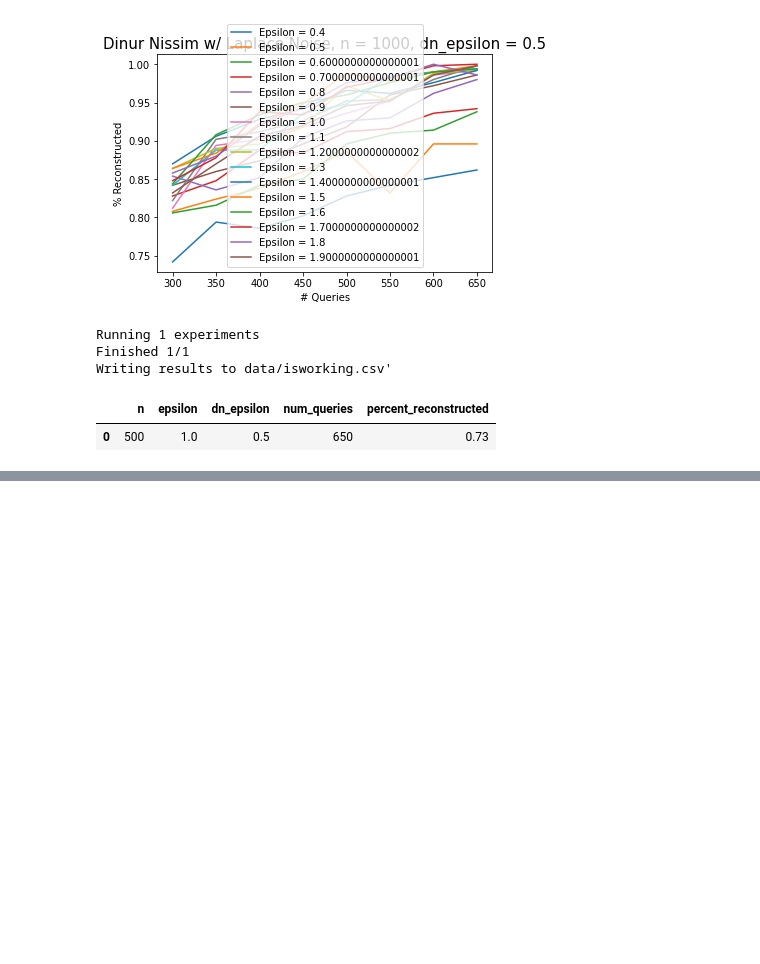
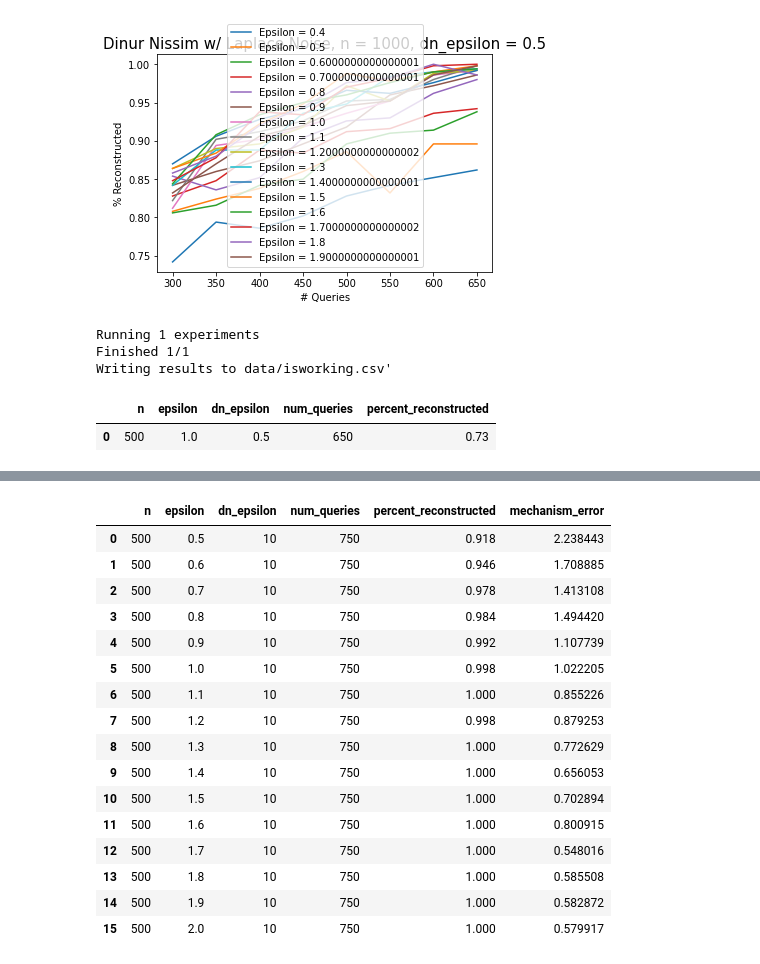
Before and after one commit to mgul999/cs226finalproject, a Jupyter notebook: 226 final project.ipynb, the cells around one changed output, grey strips where cells are left out. Cells and saved outputs as stored; diff of their text form; code cells hidden in the pictures; blank space fills up the shorter version.

```diff
--- a/226 final project.ipynb
+++ b/226 final project.ipynb
@@ -537,3 +582,23 @@ We have shown that the success of reconstruction attacks in the real world is co
 and the mechanisms used to protect the data.
 
 """
+# %%
+laplace_results_3
+# %% [output]
+|  | n | epsilon | dn_epsilon | num_queries | percent_reconstructed | mechanism_error |
+| 0 | 500 | 0.5 | 10 | 750 | 0.918 | 2.238443 |
+| 1 | 500 | 0.6 | 10 | 750 | 0.946 | 1.708885 |
+| 2 | 500 | 0.7 | 10 | 750 | 0.978 | 1.413108 |
+| 3 | 500 | 0.8 | 10 | 750 | 0.984 | 1.494420 |
+| 4 | 500 | 0.9 | 10 | 750 | 0.992 | 1.107739 |
+| 5 | 500 | 1.0 | 10 | 750 | 0.998 | 1.022205 |
+| 6 | 500 | 1.1 | 10 | 750 | 1.000 | 0.855226 |
+| 7 | 500 | 1.2 | 10 | 750 | 0.998 | 0.879253 |
+| 8 | 500 | 1.3 | 10 | 750 | 1.000 | 0.772629 |
+| 9 | 500 | 1.4 | 10 | 750 | 1.000 | 0.656053 |
+| 10 | 500 | 1.5 | 10 | 750 | 1.000 | 0.702894 |
+| 11 | 500 | 1.6 | 10 | 750 | 1.000 | 0.800915 |
+| 12 | 500 | 1.7 | 10 | 750 | 1.000 | 0.548016 |
+| 13 | 500 | 1.8 | 10 | 750 | 1.000 | 0.585508 |
+| 14 | 500 | 1.9 | 10 | 750 | 1.000 | 0.582872 |
+| 15 | 500 | 2.0 | 10 | 750 | 1.000 | 0.579917 |
```
Also changed, not shown: parts of 8 cells of this notebook.
